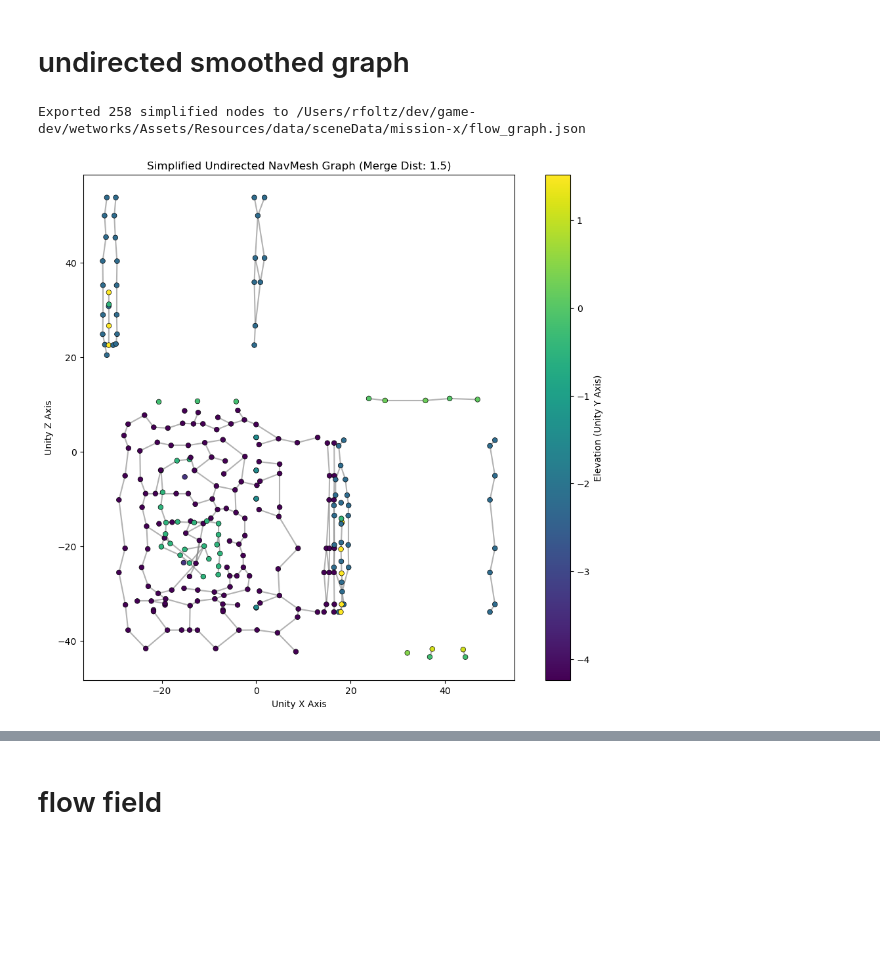
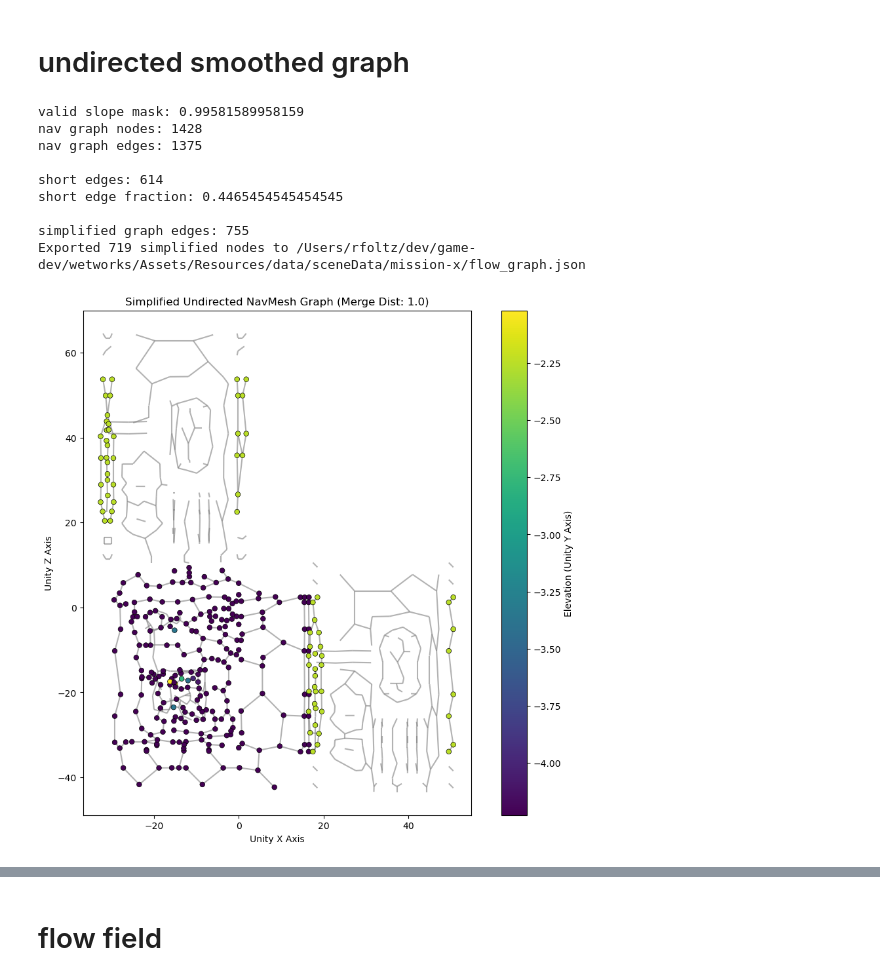
Before and after one commit to scrudgey/DJ2020-tools, a Jupyter notebook: navmesh inspector.ipynb, the cells around one changed output, grey strips where cells are left out. Cells and saved outputs as stored; diff of their text form; code cells hidden in the pictures; blank space fills up the shorter version.

```diff
--- a/navmesh inspector.ipynb
+++ b/navmesh inspector.ipynb
@@ -22,7 +22,7 @@ edge_plot_params = {'edge_color':'gray', 'width':1.0, 'alpha':0.5}
 # %% [markdown]
 # navmesh
 # %%
-NAVMESH_PATH = '/Users/rfoltz/dev/game-dev/wetworks/Assets/Resources/data/sceneData/mission-x/NavMeshExport.obj'
+NAVMESH_PATH = '/Users/rfoltz/dev/game-dev/wetworks/Assets/Resources/data/sceneData//NavMeshExport.obj'
 
 # 1. Load the exported Unity NavMesh OBJ
 # Trimesh automatically extracts vertices and face indexing arrays
@@ -317,24 +321,33 @@ Exported 851 nodes to /Users/rfoltz/dev/game-dev/wetworks/Assets/Resources/data/
 # %%
-import trimesh
-import numpy as np
-import networkx as nx
-import json
-import matplotlib.pyplot as plt
-from matplotlib.collections import LineCollection
-
 NAVMESH_PATH = '/Users/rfoltz/dev/game-dev/wetworks/Assets/Resources/data/sceneData/mission-x/NavMeshExport.obj'
 EXPORT_PATH = '/Users/rfoltz/dev/game-dev/wetworks/Assets/Resources/data/sceneData/mission-x/flow_graph.json'
 
-# 1. Load and filter the mesh
-mesh = trimesh.load_mesh(NAVMESH_PATH, process=True)
+# ==========================================
+# 1. Load, Weld, and De-duplicate the mesh
+# ==========================================
+# Load raw mesh without automatic, default filtering
+mesh = trimesh.load_mesh(NAVMESH_PATH, process=False)
 
-y_mask = np.max(mesh.triangles[:, :, 1], axis=1) <= 3
+# A. Merge vertices within a fixed precision window.
+# 'digits_vertex=3' snaps coordinates identical up to 3 decimal places (~1mm)
+mesh.merge_vertices(merge_tex=True, merge_norm=True, digits_vertex=3)
+
+# B. Purge inverted/duplicate faces
+# This eliminates the double-sided twins causing the 0.0 centroid issues
+mesh.update_faces(mesh.nondegenerate_faces())
+mesh.update_faces(mesh.unique_faces())
+# mesh.remove_duplicate_faces()
+
+# C. Clean up leftover data and recompute topology
+mesh.remove_unreferenced_vertices()
+mesh.fix_normals()
+
 MAX_SLOPE = 55
 face_y_normals = np.clip(mesh.face_normals[:, 1], -1.0, 1.0)
 face_angles = np.degrees(np.arccos(face_y_normals))
-slope_mask = face_angles <= MAX_SLOPE
-
-valid_faces_mask = y_mask & slope_mask
+slope_mask = ((-1.0 * MAX_SLOPE <= face_angles) & (face_angles <= MAX_SLOPE)) | ((180 - MAX_SLOPE <= face_angles) & (face_angles <= 180+MAX_SLOPE))
+print('valid slope mask:', sum(slope_mask)/len(slope_mask))
+valid_faces_mask = slope_mask
 centroids = mesh.triangles.mean(axis=1)
 
 # 2. Extract valid undirected edges
@@ -348,18 +361,26 @@ nav_graph = nx.Graph()
 nav_graph.add_nodes_from(valid_indices)
 nav_graph.add_edges_from(valid_edges)
 
+print('nav graph nodes:', len(nav_graph.nodes()))
+print('nav graph edges:', len(nav_graph.edges()))
 
 # ==========================================
 # 4. Simplify the Graph (Edge Contraction)
 # ==========================================
-MERGE_DISTANCE = 1.5  # TUNABLE PARAMETER: Increase to smooth more aggressively
-
+MERGE_DISTANCE = 1.0  # TUNABLE PARAMETER: Increase to smooth more aggressively
 # Find all topological edges shorter than the merge distance
 short_edges = []
 for u, v in nav_graph.edges():
     dist = np.linalg.norm(centroids[u] - centroids[v])
+    # print(u, v, centroids[u],  centroids[v], dist)
+
     if dist < MERGE_DISTANCE:
         short_edges.append((u, v))
+
+print()
+print('short edges:', len(short_edges))
+print('short edge fraction:', len(short_edges)/len(nav_graph.edges()))
+
 
 # Group nodes that are densely connected to each other
 cluster_graph = nx.Graph()
@@ -371,7 +392,8 @@ new_positions = {}
 node_map = {}
 
 # Collapse each dense cluster into a single node
-for cluster in nx.connected_components(cluster_graph):
+for i, cluster in enumerate(nx.connected_components(cluster_graph)):
+    # print(i,cluster)
     cluster_list = list(cluster)
     rep_id = cluster_list[0]  # Representative ID for the new node
 
@@ -379,7 +401,6 @@ for cluster in nx.connected_components(cluster_graph):
     new_pos = np.mean([centroids[n] for n in cluster_list], axis=0)
     new_positions[rep_id] = new_pos
     simplified_graph.add_node(rep_id)
-
     for n in cluster_list:
         node_map[n] = rep_id
 
@@ -387,9 +408,13 @@ for cluster in nx.connected_components(cluster_graph):
 for u, v in nav_graph.edges():
     new_u = node_map[u]
     new_v = node_map[v]
+
     if new_u != new_v:  # Avoid self-loops where an edge collapsed into a single node
+        # print(u,v, new_u, new_v, new_u == new_v)
         simplified_graph.add_edge(new_u, new_v)
 
+print()
+print('simplified graph edges:', len(simplified_graph.edges()))
 # ==========================================
 # 5. Remove Zigzags (Hairpin Simplification)
 # ==========================================
@@ -459,41 +484,49 @@ fig, ax = plt.subplots(figsize=(12, 10))
 
 # Extract coordinates for plotting
 node_ids = list(simplified_graph.nodes())
-node_x = [new_positions[n][0] for n in node_ids]
-node_y = [new_positions[n][1] for n in node_ids] # Used for coloring
-node_z = [new_positions[n][2] for n in node_ids]
+node_x = [new_positions[n][0] for n in node_ids if new_positions[n][1] < -2]
+node_y = [new_positions[n][1] for n in node_ids if new_positions[n][1] < -2] # Used for coloring
+node_z = [new_positions[n][2] for n in node_ids if new_positions[n][1] < -2]
 
 # Extract edges for LineCollection
 edge_segments = []
 for u, v in simplified_graph.edges():
     pos_u = new_positions[u]
     pos_v = new_positions[v]
     edge_segments.append([
         [pos_u[0], pos_u[2]],
         [pos_v[0], pos_v[2]]
     ])
 
 # Plot the edges
 edge_collection = LineCollection(edge_segments, colors='gray', linewidths=1.5, alpha=0.6, zorder=1)
 ax.add_collection(edge_collection)
 
 # Plot the nodes colored by elevation
 scatter = ax.scatter(
     node_x, node_z,
     c=node_y, cmap='viridis',
     s=30, zorder=2, edgecolor='k', linewidth=0.5
 )
 
 cbar = plt.colorbar(scatter, ax=ax)
 cbar.set_label("Elevation (Unity Y Axis)")
 
 ax.set_aspect('equal')
 ax.autoscale()
 
 ax.set_title(f"Simplified Undirected NavMesh Graph (Merge Dist: {MERGE_DISTANCE})")
 ax.set_xlabel("Unity X Axis")
 ax.set_ylabel("Unity Z Axis")
 plt.show()
 # %% [output]
-Exported 258 simplified nodes to /Users/rfoltz/dev/game-dev/wetworks/Assets/Resources/data/sceneData/mission-x/flow_graph.json
+valid slope mask: 0.99581589958159
+nav graph nodes: 1428
+nav graph edges: 1375
+
+short edges: 614
+short edge fraction: 0.4465454545454545
+
+simplified graph edges: 755
+Exported 719 simplified nodes to /Users/rfoltz/dev/game-dev/wetworks/Assets/Resources/data/sceneData/mission-x/flow_graph.json
-[figure, old version]
+[figure, new version]
```
Also changed, not shown: parts of 11 cells of this notebook, 4 other files.
